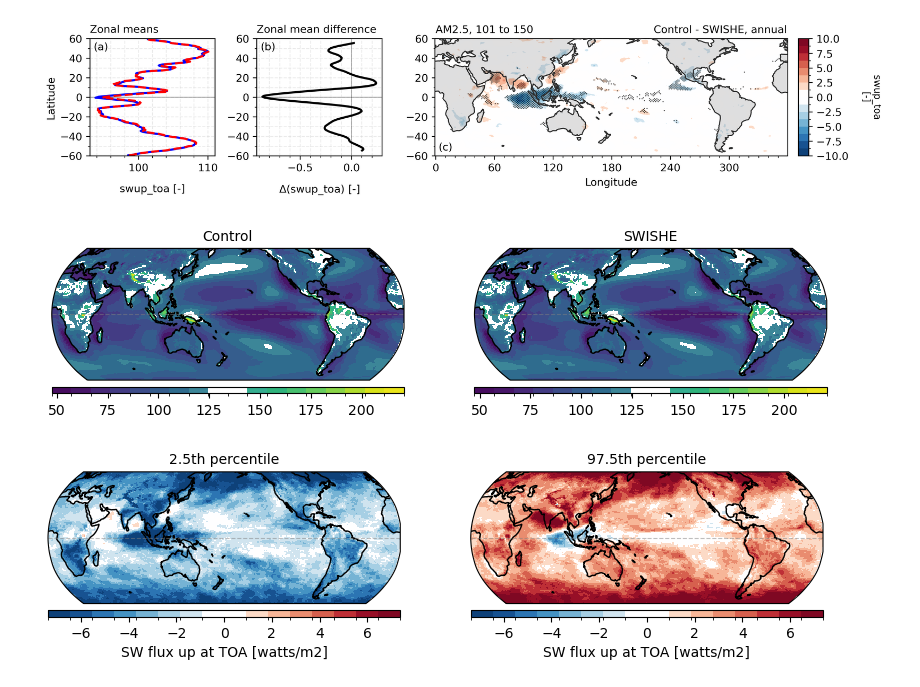
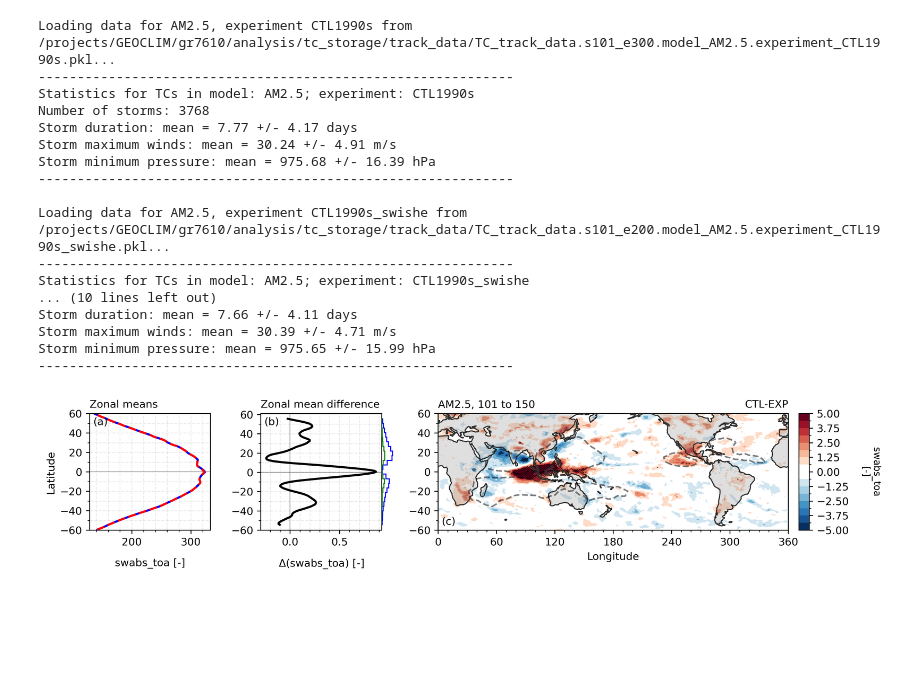
Before and after one commit to mr-gabrielrios/research, a Jupyter notebook: scripts/bootstrap.ipynb, the cells around one changed output. Drawn from its saved outputs; the diff is of its cells as text; code cells hidden in the pictures; blank space fills up the shorter version.

Commit message:
Slight changes to bootstrapping method to improve algorithm runtimes.

```diff
--- a/scripts/bootstrap.ipynb
+++ b/scripts/bootstrap.ipynb
@@ -213,15 +263,14 @@ def prune(data, field, vertical_level=None, plane='xy', extent=None, months=(1,
     derived_field_list = derived_fields()
     for experiment in data.keys():
         fields = [f if field in derived_field_list.keys() else field for f in data[experiment].keys()]
-        print(fields, extent)
         outputs[experiment] = {}
         for subfield in fields:
-            if 'pfull' in data['control'][subfield].dims:
+            if 'pfull' in data[experiment][subfield].dims:
                 if plane == 'xy':
                     outputs[experiment][subfield] = data[experiment][subfield].sel(grid_xt=slice(extent['min_lon'], extent['max_lon'])).sel(grid_yt=slice(extent['min_lat'], extent['max_lat'])).sel(pfull=vertical_level, method='nearest').sel(time=utilities.month_selector(data[experiment][subfield]['time.month'], start_month, end_month)).coarsen(grid_xt=coarsen_factor['x'], grid_yt=coarsen_factor['y']).mean()
                     outputs[experiment][subfield] = outputs[experiment][subfield].transpose('time', 'grid_yt', 'grid_xt').drop_duplicates('time')
                 elif plane == 'yz':
-                    outputs[experiment][subfield] = data[experiment][subfield].sel(grid_xt=slice(extent['min_lon'], extent['max_lon'])).mean(dim='grid_xt').sel(time=utilities.month_selector(data[experiment][subfield]['time.month'], start_month, end_month)).coarsen(grid_yt=coarsen_factor['y'], pfull=coarsen_factor['z']).mean()
+                    outputs[experiment][subfield] = data[experiment][subfield].sel(grid_xt=slice(extent['min_lon'], extent['max_lon'])).mean(dim='grid_xt').sel(grid_yt=slice(extent['min_lat'], extent['max_lat'])).sel(time=utilities.month_selector(data[experiment][subfield]['time.month'], start_month, end_month)).coarsen(grid_yt=coarsen_factor['y'], pfull=coarsen_factor['z']).mean()
                     outputs[experiment][subfield] = outputs[experiment][subfield].transpose('time', 'grid_yt', 'pfull').drop_duplicates('time')
                 elif plane == 'xz':
                     outputs[experiment][subfield] = data[experiment][subfield].sel(grid_xt=slice(extent['min_lon'], extent['max_lon'])).mean(dim='grid_yt').sel(time=utilities.month_selector(data[experiment][subfield]['time.month'], start_month, end_month)).coarsen(grid_xt=coarsen_factor['x'], pfull=coarsen_factor['z']).mean()
@@ -454,7 +1053,7 @@ def reference_plots(data, median, ci=.95):
 # %%
 def main(model_name, field, vertical_level=None, domain='atmos',
          month_range=(1, 12), plane='xy', extent=[0, 359, -60, 60], coarsen_factor=[4, 4, 4],
-         N=1000, ci=0.95, years=(101, 150)):
+         N=1000, ci=0.95, years=(101, 150), experiments=None):
 
     start_time = time.time()
     start_month, end_month = min(month_range), max(month_range)
@@ -462,15 +1061,21 @@ def main(model_name, field, vertical_level=None, domain='atmos',
     extent = {'min_lon': extent[0], 'max_lon': extent[1], 'min_lat': extent[2], 'max_lat': extent[3]}
     coarsen_factor = {'x': coarsen_factor[0], 'y': coarsen_factor[1], 'z': coarsen_factor[2]}
 
-    raw, derived_boolean = data_access(model_name, domain, field, frequency='month', vertical_level=vertical_level, resample=True, years=years)
+    if not experiments:
+        experiments = ['CTL1990s', 'CTL1990s_swishe']
+    raw, derived_boolean = data_access(model_name, domain, field, experiments=experiments,
+                                       frequency='month', vertical_level=vertical_level, resample=True, years=years)
+
     pruned = prune(raw, field, vertical_level=vertical_level, plane=plane,
                    extent=extent, months=(start_month, end_month), coarsen_factor=coarsen_factor)
+
     if derived_boolean:
-        data = derived(pruned, field)
+        data = derivation(pruned, field)
     else:
         data = pruned.copy()
 
-    stipple, median_mask, median, delta, ci_min, ci_max = bootstrap_3d(data['control'][field], data['swishe'][field],
+    stipple, median_mask, median, delta, ci_min, ci_max = bootstrap_3d(data[experiments[0]][field],
+                                                                       data[experiments[1]][field],
                                                                        plane=plane, N=N, level=ci)
 
     print('Runtime: {0:.2f} s'.format(time.time() - start_time))
@@ -478,17 +1083,20 @@ def main(model_name, field, vertical_level=None, domain='atmos',
     return data, stipple, median_mask, median, delta, ci_min, ci_max
 # %%
 model = 'AM2.5'
-field = 'swup_toa'
+field = 'swabs_toa'
 level = None
 domain = 'atmos'
 extent = [0, 359, -60, 60]
 months = (1, 12)
-years = [101, 150]
+years = [2001, 2100] if model in ['FLOR'] else [101, 150]
 ci = 0.95
+plane = 'xy'
+coarsen_factor = [2, 2, 1]
+experiments = ['CTL1990s_FA', 'CTL1990s_swishe_FA'] if model in ['FLOR'] else ['CTL1990s', 'CTL1990s_swishe']
 
-data, stipple, median_mask, median, delta, ci_min, ci_max = main(model, field, vertical_level=level, domain=domain,
-                                                                 month_range=months, plane='xy', extent=extent,
-                                                                 coarsen_factor=[2, 2, 2], N=1000, ci=ci, years=years)
+data, stipple, median_mask, median, delta, ci_min, ci_max = main(model, field, experiments=experiments, vertical_level=level, domain=domain,
+                                                                 month_range=months, plane=plane, extent=extent,
+                                                                 coarsen_factor=coarsen_factor, N=1000, ci=ci, years=years)
 
 for experiment in data.keys():
     for k, v in data[experiment].items():
@@ -507,11 +1118,30 @@ Runtime: 21.20 s
-# %%
-xy_plot(model, data, median, stipple, field, years=years, months=months, ci=ci,
-        extent=extent, vertical_level=level, contour_levels=18, domain_average=True, extrema=[-10, 10], dpi=300,
-        stipple_color='dark', outliers=True, savefig=False)
-# %% [output]
-[figure, removed]
-# %%
-reference_plots(data, median)
-# %% [output]
-[figure, removed]
-[figure, removed]
+# %%
+if plane == 'xy':
+    xy_plot(model, data, median, stipple, field, experiments=experiments, years=years, months=months, ci=ci,
+            extent=extent, vertical_level=level, contour_levels=16, domain_average=True, extrema=[-5, 5], dpi=300,
+            stipple_color='dark', cmap_white_fraction=0.1, outliers=True, mask_over_land=False,
+            coarsen_factor=coarsen_factor, savefig=False, track_overlay=True)
+
+elif plane == 'yz':
+    yz_plot(model, data, median, stipple, field, years=years, months=months, ci=ci,
+            extent=extent, contour_levels=18, domain_average=True, extrema=[-0.5, 0.5], dpi=300,
+            stipple_color='dark', cmap_white_fraction=0.1, outliers=True, savefig=False)
+# %% [output]
+Loading data for AM2.5, experiment CTL1990s from /projects/GEOCLIM/gr7610/analysis/tc_storage/track_data/TC_track_data.s101_e300.model_AM2.5.experiment_CTL1990s.pkl...
+-------------------------------------------------------------
+Statistics for TCs in model: AM2.5; experiment: CTL1990s
+Number of storms: 3768
+Storm duration: mean = 7.77 +/- 4.17 days
+Storm maximum winds: mean = 30.24 +/- 4.91 m/s
+Storm minimum pressure: mean = 975.68 +/- 16.39 hPa
+-------------------------------------------------------------
+
+Loading data for AM2.5, experiment CTL1990s_swishe from /projects/GEOCLIM/gr7610/analysis/tc_storage/track_data/TC_track_data.s101_e200.model_AM2.5.experiment_CTL1990s_swishe.pkl...
+-------------------------------------------------------------
+Statistics for TCs in model: AM2.5; experiment: CTL1990s_swishe
+... (10 lines left out)
+Storm duration: mean = 7.66 +/- 4.11 days
+Storm maximum winds: mean = 30.39 +/- 4.71 m/s
+Storm minimum pressure: mean = 975.65 +/- 15.99 hPa
+-------------------------------------------------------------
+[figure, added]
```
Also changed, not shown: parts of 13 cells of this notebook.
